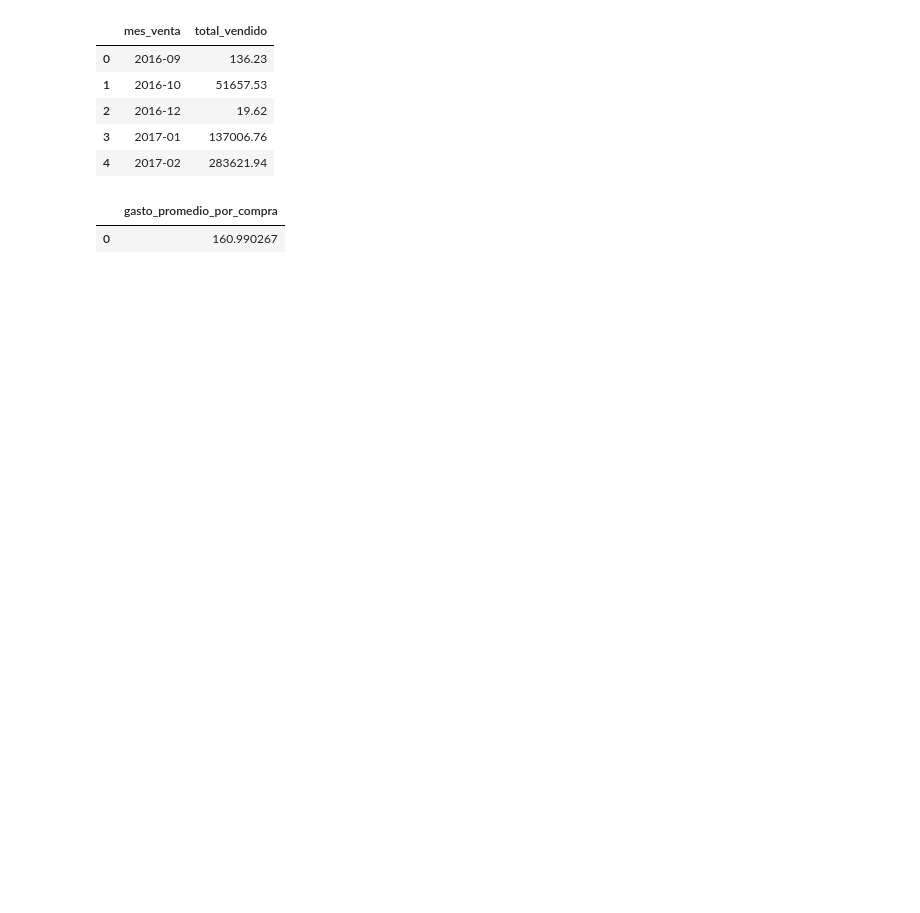
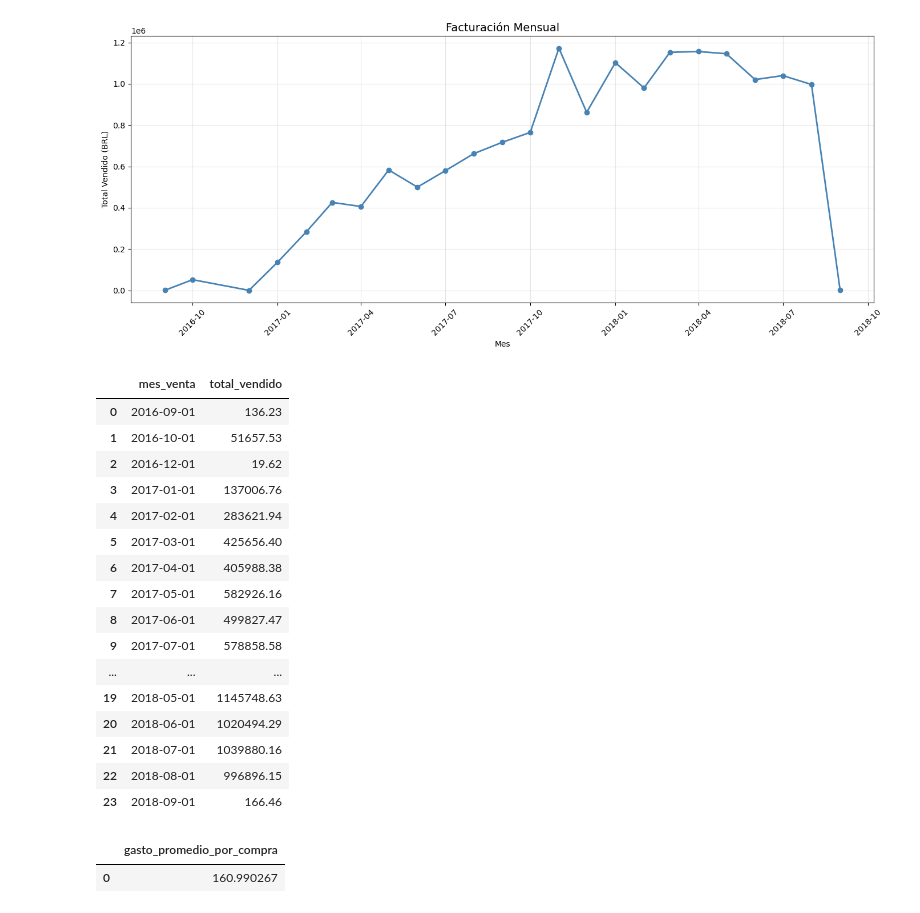
Before and after one commit to mtszmo/data, a Jupyter notebook: analisis_exploratorio.ipynb, the cells around one changed output. Saved outputs shown, nothing was run; the diff lists cells and outputs as text; code cells hidden in the pictures; blank space fills up the shorter version.

Commit message:
Gráficos

```diff
--- a/analisis_exploratorio.ipynb
+++ b/analisis_exploratorio.ipynb
@@ -8,29 +8,53 @@ import matplotlib.pyplot as plt
 # %%
 # Conexión
 load_dotenv()
 engine = create_engine(f"mysql+pymysql://{os.getenv('DB_USER')}:{os.getenv('DB_PASSWORD')}@{os.getenv('DB_HOST')}/{os.getenv('DB_NAME')}")
 
-# 2. Función para leer archivo .sql y devolver un DataFrame
+# Función para leer archivo .sql y devolver un DataFrame
 def ejecutar_query_desde_archivo(ruta_archivo):
     with open(ruta_archivo, 'r', encoding='utf-8') as archivo:
         query_sql = archivo.read()
 
     with engine.connect() as conexion:
         # read_sql ejecuta la consulta y arma el DataFrame
         df = pd.read_sql(text(query_sql), con=conexion)
     return df
 
 df_facturacion = ejecutar_query_desde_archivo('queries/01_facturacion_mensual.sql')
+# Convertir mes_venta a datetime para mejor visualización
+df_facturacion['mes_venta'] = pd.to_datetime(df_facturacion['mes_venta'])
 
-# Ver el resultado intermedio
-df_facturacion.head()
+# Crear gráfico de línea para tendencia de facturación mensual
+plt.figure(figsize=(14, 6))
+plt.plot(df_facturacion['mes_venta'], df_facturacion['total_vendido'], marker='o', linewidth=2, color='steelblue')
+plt.title('Facturación Mensual', fontsize=14)
+plt.xlabel('Mes')
+plt.ylabel('Total Vendido')
+plt.xticks(rotation=45)
+plt.grid(True, alpha=0.3)
+plt.tight_layout()
+plt.show()
+# Ver el resultado exacto
+df_facturacion
 # %% [output]
+[figure, added]
 |  | mes_venta | total_vendido |
-| 0 | 2016-09 | 136.23 |
-| 1 | 2016-10 | 51657.53 |
-| 2 | 2016-12 | 19.62 |
-| 3 | 2017-01 | 137006.76 |
-| 4 | 2017-02 | 283621.94 |
+| 0 | 2016-09-01 | 136.23 |
+| 1 | 2016-10-01 | 51657.53 |
+| 2 | 2016-12-01 | 19.62 |
+| 3 | 2017-01-01 | 137006.76 |
+| 4 | 2017-02-01 | 283621.94 |
+| 5 | 2017-03-01 | 425656.40 |
+| 6 | 2017-04-01 | 405988.38 |
+| 7 | 2017-05-01 | 582926.16 |
+| 8 | 2017-06-01 | 499827.47 |
+| 9 | 2017-07-01 | 578858.58 |
+| ... | ... | ... |
+| 19 | 2018-05-01 | 1145748.63 |
+| 20 | 2018-06-01 | 1020494.29 |
+| 21 | 2018-07-01 | 1039880.16 |
+| 22 | 2018-08-01 | 996896.15 |
+| 23 | 2018-09-01 | 166.46 |
 # %%
 df_gasto = ejecutar_query_desde_archivo('queries/02_gasto_promedio.sql')
 
```
Also changed, not shown: parts of 7 cells of this notebook, 2 other files.
